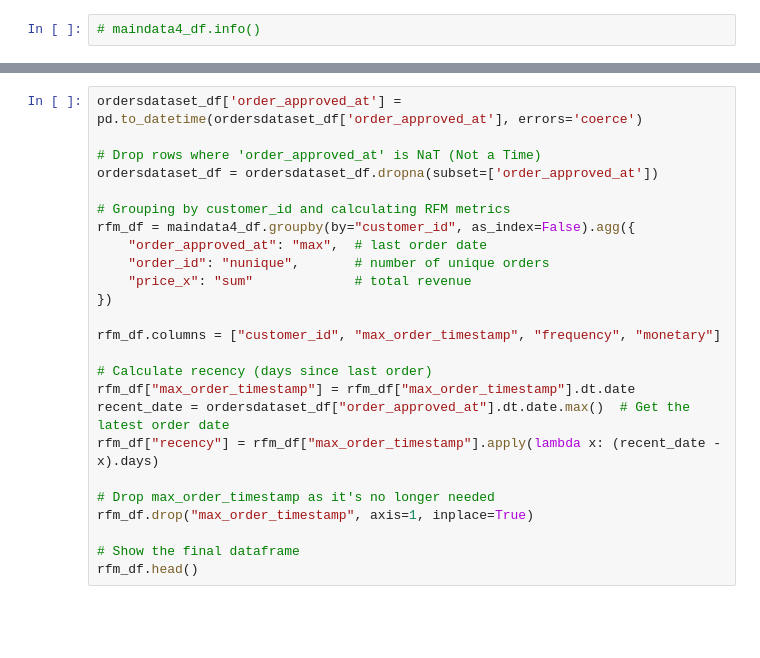
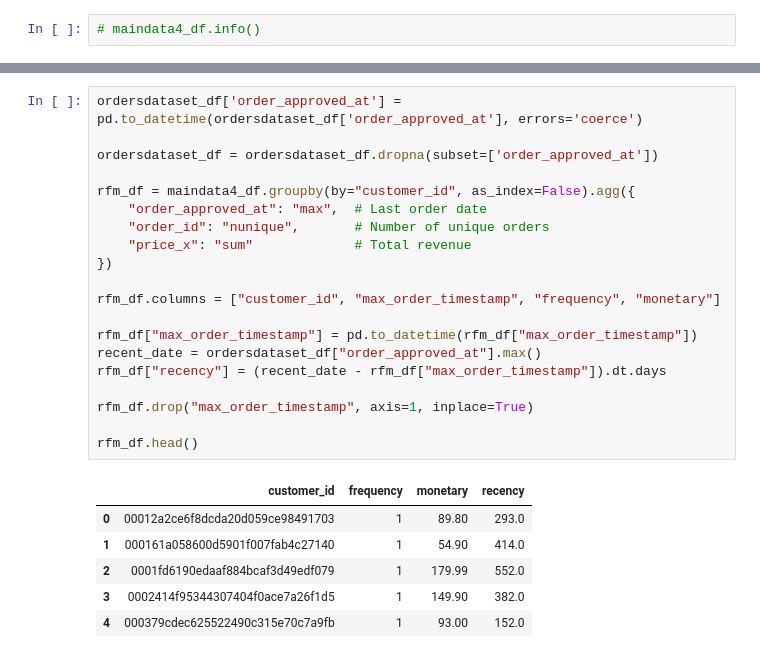
Before and after one commit to fanggichikal/Tugas-Data-Analist, a Jupyter notebook: AnalistData.ipynb, the cells around one changed output, grey strips where cells are left out. Drawn from its saved outputs; the diff is of its cells as text; blank space fills up the shorter version.

```diff
--- a/AnalistData.ipynb
+++ b/AnalistData.ipynb
@@ -1161,28 +1235,30 @@ plt.show()
 # %%
 ordersdataset_df['order_approved_at'] = pd.to_datetime(ordersdataset_df['order_approved_at'], errors='coerce')
 
-# Drop rows where 'order_approved_at' is NaT (Not a Time)
 ordersdataset_df = ordersdataset_df.dropna(subset=['order_approved_at'])
 
-# Grouping by customer_id and calculating RFM metrics
 rfm_df = maindata4_df.groupby(by="customer_id", as_index=False).agg({
-    "order_approved_at": "max",  # last order date
-    "order_id": "nunique",       # number of unique orders
-    "price_x": "sum"             # total revenue
+    "order_approved_at": "max",  # Last order date
+    "order_id": "nunique",       # Number of unique orders
+    "price_x": "sum"             # Total revenue
 })
 
 rfm_df.columns = ["customer_id", "max_order_timestamp", "frequency", "monetary"]
 
-# Calculate recency (days since last order)
-rfm_df["max_order_timestamp"] = rfm_df["max_order_timestamp"].dt.date
-recent_date = ordersdataset_df["order_approved_at"].dt.date.max()  # Get the latest order date
-rfm_df["recency"] = rfm_df["max_order_timestamp"].apply(lambda x: (recent_date - x).days)
+rfm_df["max_order_timestamp"] = pd.to_datetime(rfm_df["max_order_timestamp"])
+recent_date = ordersdataset_df["order_approved_at"].max()
+rfm_df["recency"] = (recent_date - rfm_df["max_order_timestamp"]).dt.days
 
-# Drop max_order_timestamp as it's no longer needed
 rfm_df.drop("max_order_timestamp", axis=1, inplace=True)
 
-# Show the final dataframe
 rfm_df.head()
+# %% [output]
+|  | customer_id | frequency | monetary | recency |
+| 0 | 00012a2ce6f8dcda20d059ce98491703 | 1 | 89.80 | 293.0 |
+| 1 | 000161a058600d5901f007fab4c27140 | 1 | 54.90 | 414.0 |
+| 2 | 0001fd6190edaaf884bcaf3d49edf079 | 1 | 179.99 | 552.0 |
+| 3 | 0002414f95344307404f0ace7a26f1d5 | 1 | 149.90 | 382.0 |
+| 4 | 000379cdec625522490c315e70c7a9fb | 1 | 93.00 | 152.0 |
 # %%
 fig, ax = plt.subplots(nrows=1, ncols=3, figsize=(30, 6))
 
```
Also changed, not shown: parts of 20 cells of this notebook, 1 other file.
